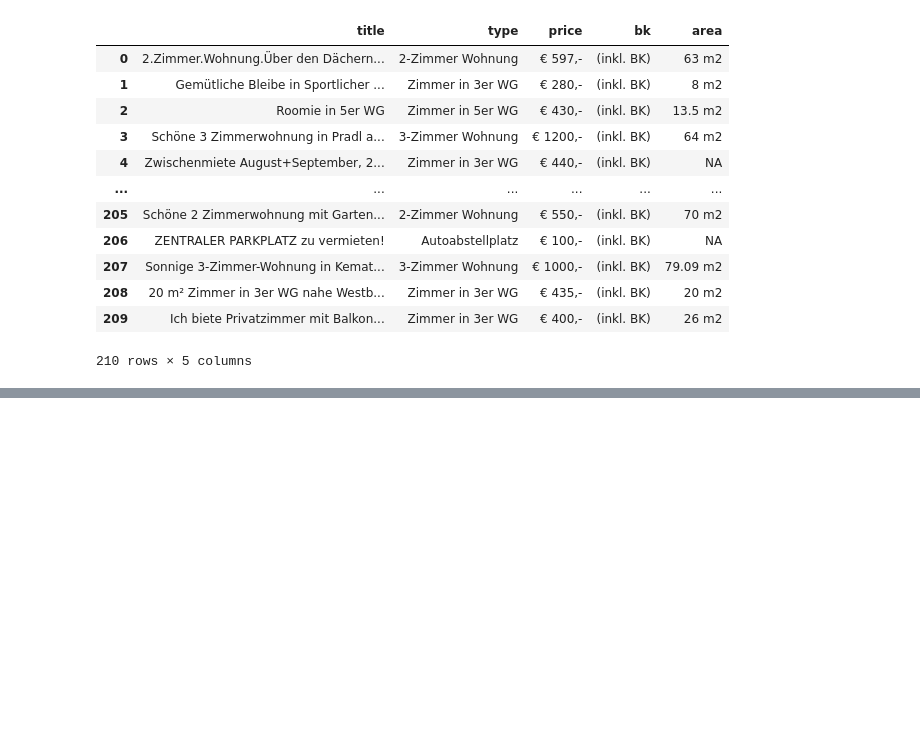
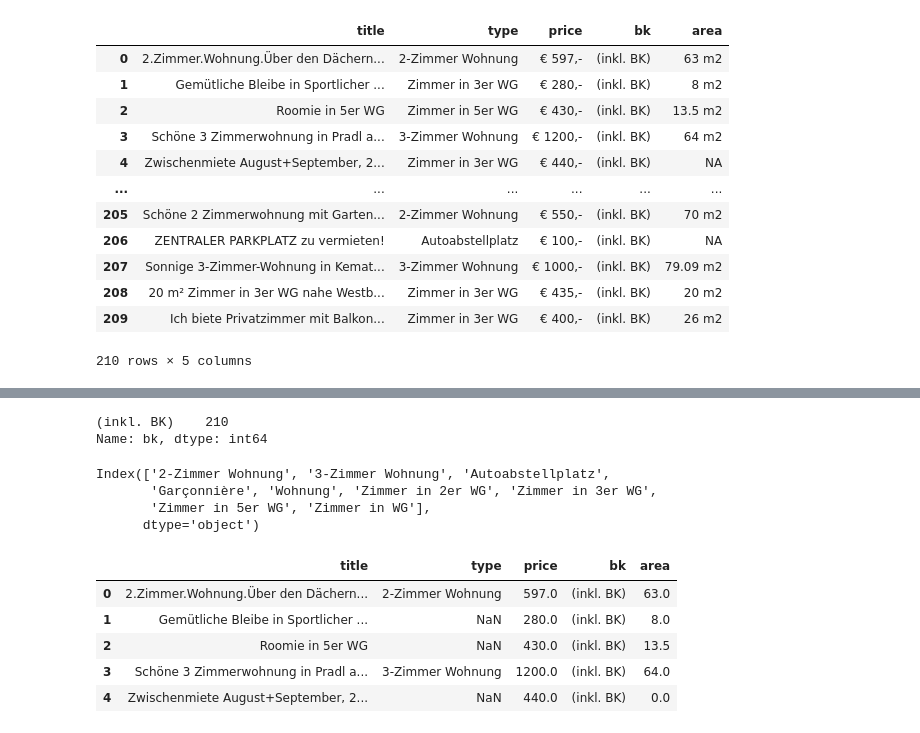
Before and after one commit to tchintchie/whgscraper, a Jupyter notebook: soup.ipynb, the cells around one changed output, grey strips where cells are left out. Drawn from its saved outputs; the diff is of its cells as text; code cells hidden in the pictures; blank space fills up the shorter version.

```diff
--- a/soup.ipynb
+++ b/soup.ipynb
@@ -174,0 +143,7 @@ all_content
+# %%
+all_content.bk.value_counts()
+# %% [output]
+(inkl. BK)    210
+Name: bk, dtype: int64
+# %%
+all_content["price"] = all_content.price.str.replace("€","").str.strip().str.replace(",-","").str.replace(",",".").str.strip().astype("float")
@@ -174,0 +154,18 @@ all_content
+# %%
+all_content["type"].cat.categories
+# %% [output]
+Index(['2-Zimmer Wohnung', '3-Zimmer Wohnung', 'Autoabstellplatz',
+       'Garçonnière', 'Wohnung', 'Zimmer in 2er WG', 'Zimmer in 3er WG',
+       'Zimmer in 5er WG', 'Zimmer in WG'],
+      dtype='object')
+# %%
+no_wg = all_content.copy()
+no_wg["type"] = no_wg["type"].cat.remove_categories(['Autoabstellplatz','Zimmer in 2er WG', 'Zimmer in 3er WG','Zimmer in 5er WG', 'Zimmer in WG'])
+no_wg.head()
+# %% [output]
+|  | title | type | price | bk | area |
+| 0 | 2.Zimmer.Wohnung.Über den Dächern... | 2-Zimmer Wohnung | 597.0 | (inkl. BK) | 63.0 |
+| 1 | Gemütliche Bleibe in Sportlicher ... | NaN | 280.0 | (inkl. BK) | 8.0 |
+| 2 | Roomie in 5er WG | NaN | 430.0 | (inkl. BK) | 13.5 |
+| 3 | Schöne 3 Zimmerwohnung in Pradl a... | 3-Zimmer Wohnung | 1200.0 | (inkl. BK) | 64.0 |
+| 4 | Zwischenmiete August+September, 2... | NaN | 440.0 | (inkl. BK) | 0.0 |
```
Also changed, not shown: parts of 14 cells of this notebook.
